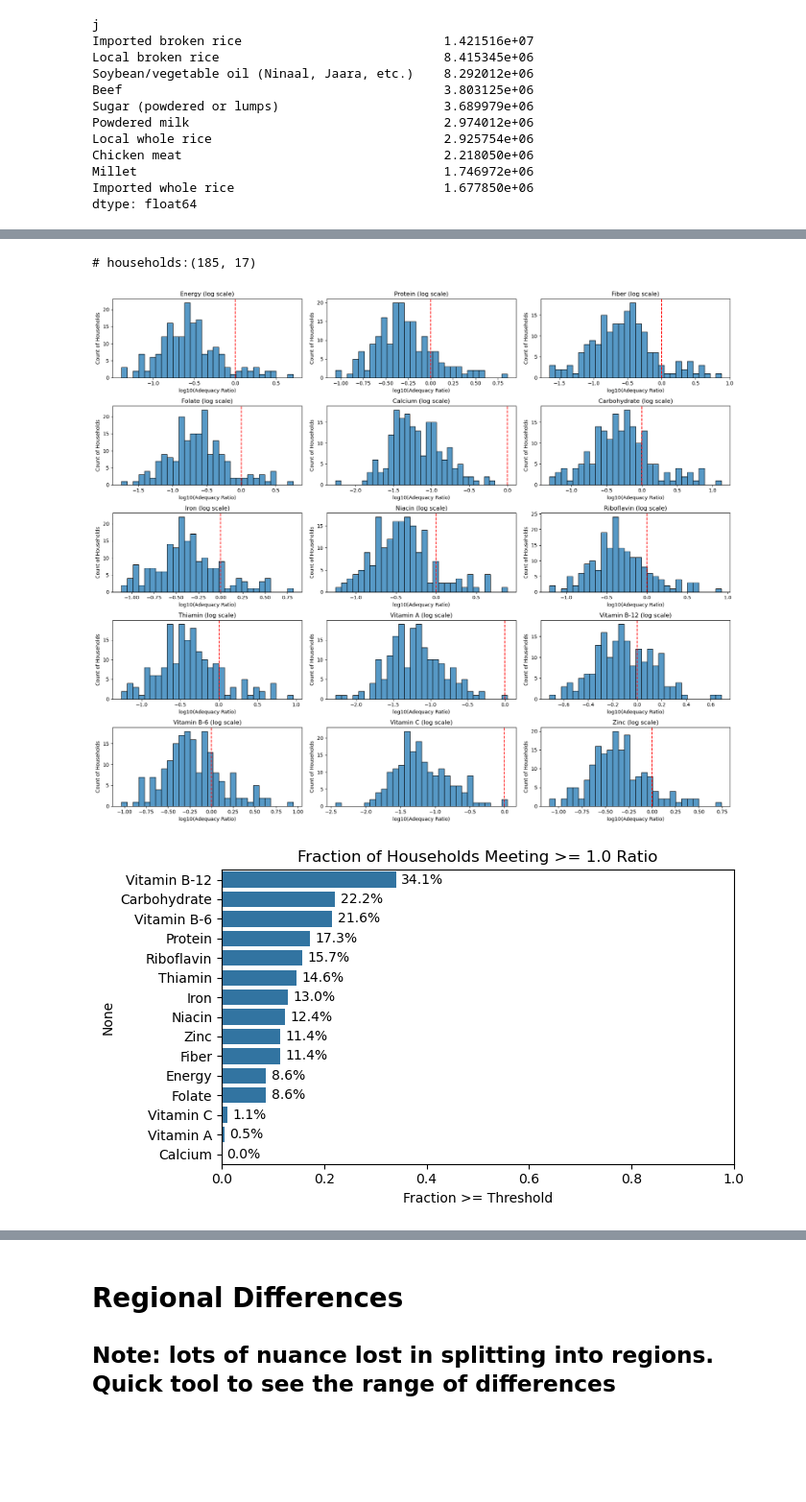
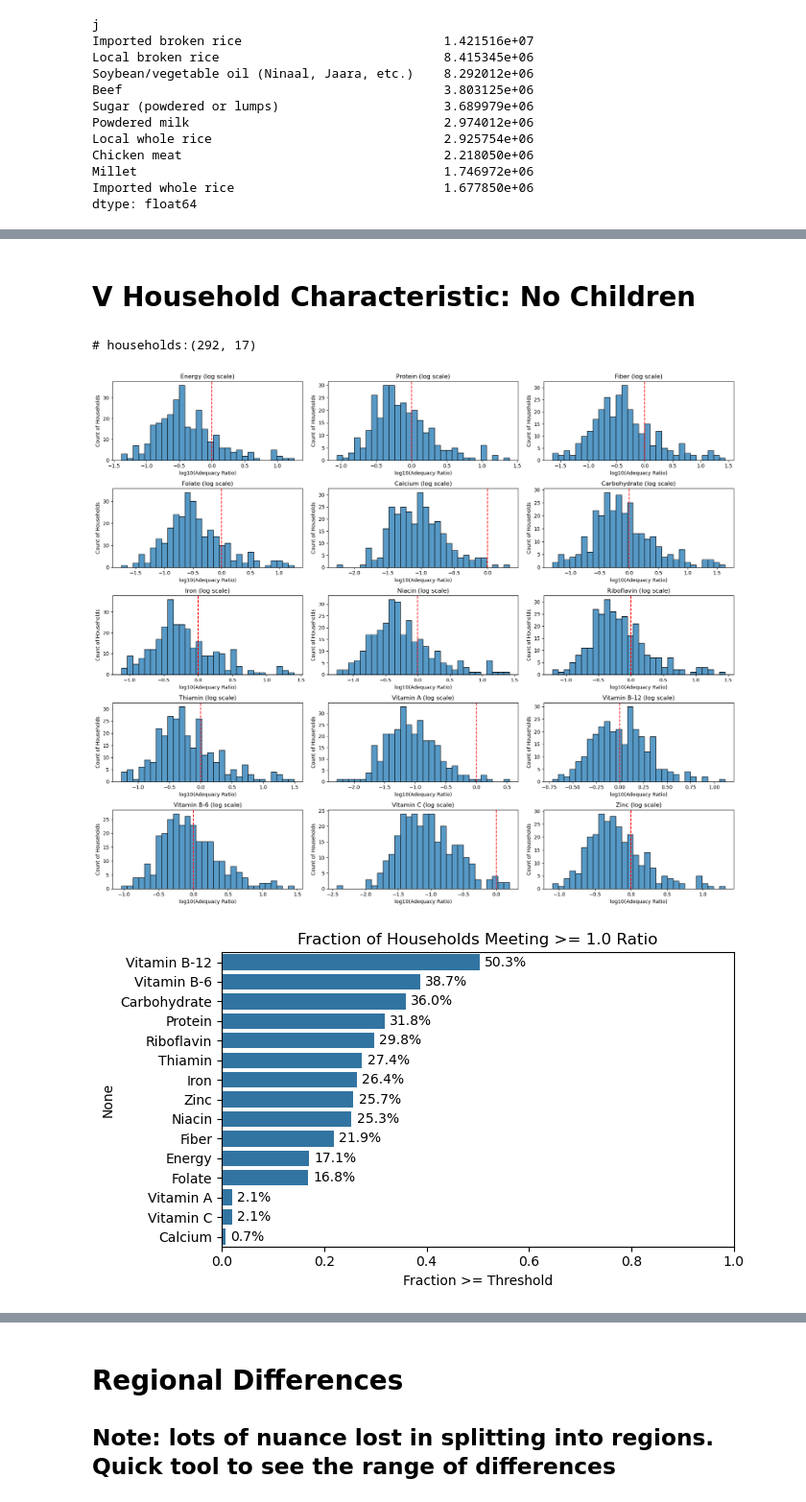
Before and after one commit to reilyfairchild/EEP153-Project-3, a Jupyter notebook: Senegal_Project_3.ipynb, the cells around one changed output, grey strips where cells are left out. Shown at 96% size. Drawn from its saved outputs; the diff is of its cells as text; code cells hidden in the pictures; blank space fills up the shorter version.

```diff
--- a/Senegal_Project_3.ipynb
+++ b/Senegal_Project_3.ipynb
@@ -1239,17 +1399,23 @@ analyze_nutritional_adequacy_subplots_log(nut_sub)
+# %% [markdown]
+# V Household Characteristic: No Children
 # %%
-# no children
-
-
 hhc_sub, nut_sub = filter_households(
     hhc,
     nutrient_ratio,
-    min_males=1, max_males=100,       # e.g. 0 adult males
-    min_females=1, max_females=100,   # e.g. 1–3 adult females
-    min_kids=0, max_kids=0        # e.g. up to 2 kids
+    min_males=0, max_males=100,
+    min_females=0, max_females=100,
+    min_kids=0, max_kids=0
 )
 print(f'# households:{hhc_sub.shape}')
 analyze_nutritional_adequacy_subplots_log(nut_sub)
+
+plot_top_foods_by_household(
+    hhc,
+    expend,
+    min_males=0, max_males=100,       # e.g. 0 adult males
+    min_females=0, max_females=100,   # e.g. 1–3 adult females
+    min_kids=0, max_kids=0)
 # %% [output]
-# households:(185, 17)
+# households:(292, 17)
-[figure, old version]
+[figure, new version]
-[figure, old version]
+[figure, new version]
```
Also changed, not shown: parts of 24 cells of this notebook, 1 other file.
